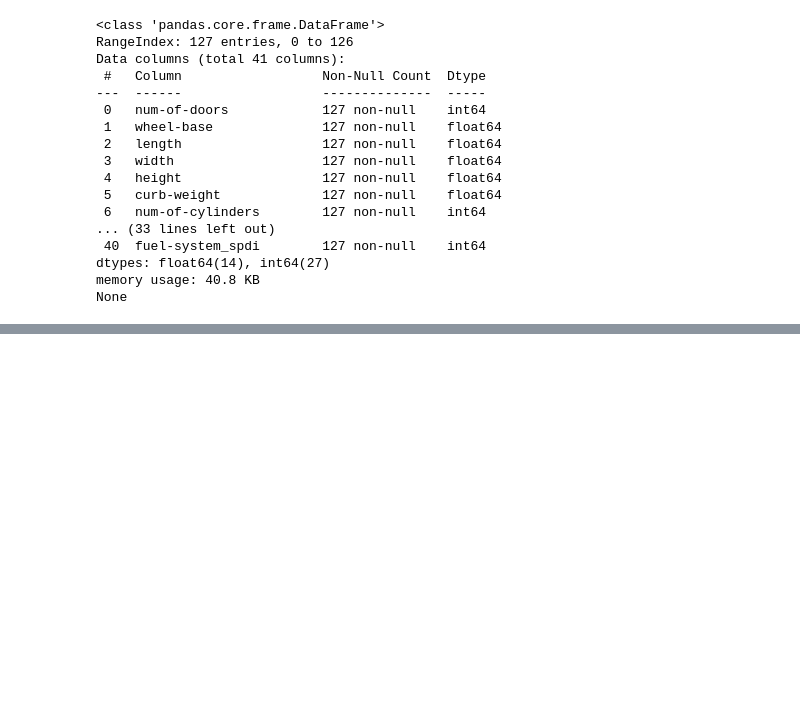
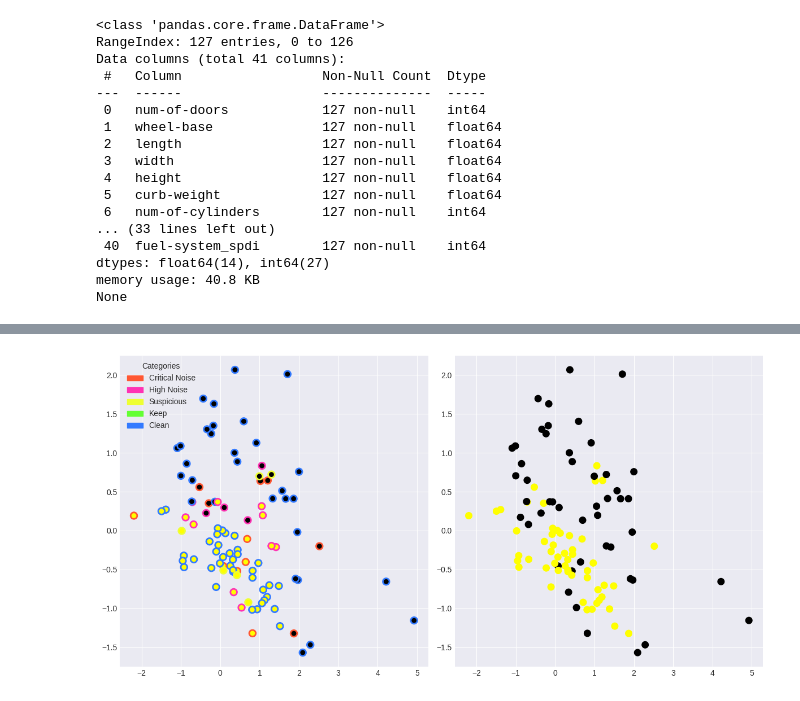
Before and after one commit to MuhammadObadaa/LNC-RDNCN_noise_detection_algorithm, a Jupyter notebook: algorithm-notebook.ipynb, the cells around one changed output, grey strips where cells are left out. Cells and saved outputs as stored; diff of their text form; code cells hidden in the pictures; blank space fills up the shorter version.

```diff
--- a/algorithm-notebook.ipynb
+++ b/algorithm-notebook.ipynb
@@ -600,0 +581,18 @@ High Noise          2            1.57
+# %%
+nc = NoiseClassifier(k_ncn=5,voting_threshold=0.3,cv_folds=5,max_iterations=4)
+
+active_mask, y_working, iteration_records, adaptive_remove_mask = nc.fit(X,y_noisy)
+
+noise_profiles = build_noise_profiles(
+    n_samples=n_samples,
+    iteration_records=iteration_records,
+    active_mask=active_mask,
+    adaptive_remove_mask=adaptive_remove_mask,
+    y_noisy=y_noisy,
+    y_working=y_working,
+    y_clean_reference=y_clean if TESTING else None,
+    is_noisy_ground_truth= y_clean != y_noisy if TESTING else None,
+    testing = TESTING
+)
+
+ob = eval(len(X),noise_profiles,iteration_records,active_mask,adaptive_remove_mask,30,TESTING)
@@ -600,0 +617,34 @@ High Noise          2            1.57
+# %%
+import matplotlib.patches as mpatches
+
+ec = np.where(y_noisy != y_working,'r','None')
+
+
+nc = np.array([i.noise_category for i in sorted(noise_profiles,key=lambda i:i.sample_idx)])
+
+# 1. Define your dictionary of colors and labels
+color_dict = {
+    '#ff5733': 'Critical Noise',
+    "#ff33b4": 'High Noise',
+    "#eeff33": 'Suspicious',
+    "#63ff33": 'Keep',
+    "#337aff": 'Clean'
+}
+
+inverted = {value: key for key, value in color_dict.items()}
+ec = np.array([inverted[i] for i in nc])
+
+# 2. Create proxy artists based on the dictionary
+legend_handles = [
+    mpatches.Patch(color=color, label=label)
+    for color, label in color_dict.items()
+]
+
+fig,(ax1,ax2) = plt.subplots(1,2,figsize=(12,6))
+ax1.scatter(X[:, 0], X[:, 1], c=y_working, cmap=cmap_bold, marker= 'o',s=70,edgecolors=ec,linewidths=2)
+ax1.legend(handles=legend_handles, title="Categories", loc="upper left")
+ax2.scatter(X[:, 0], X[:, 1], c=y_noisy, cmap=cmap_bold, marker= 'o',s=70)
+plt.tight_layout()
+plt.show()
+# %% [output]
+[figure, added]
```
Also changed, not shown: parts of 7 cells of this notebook.
